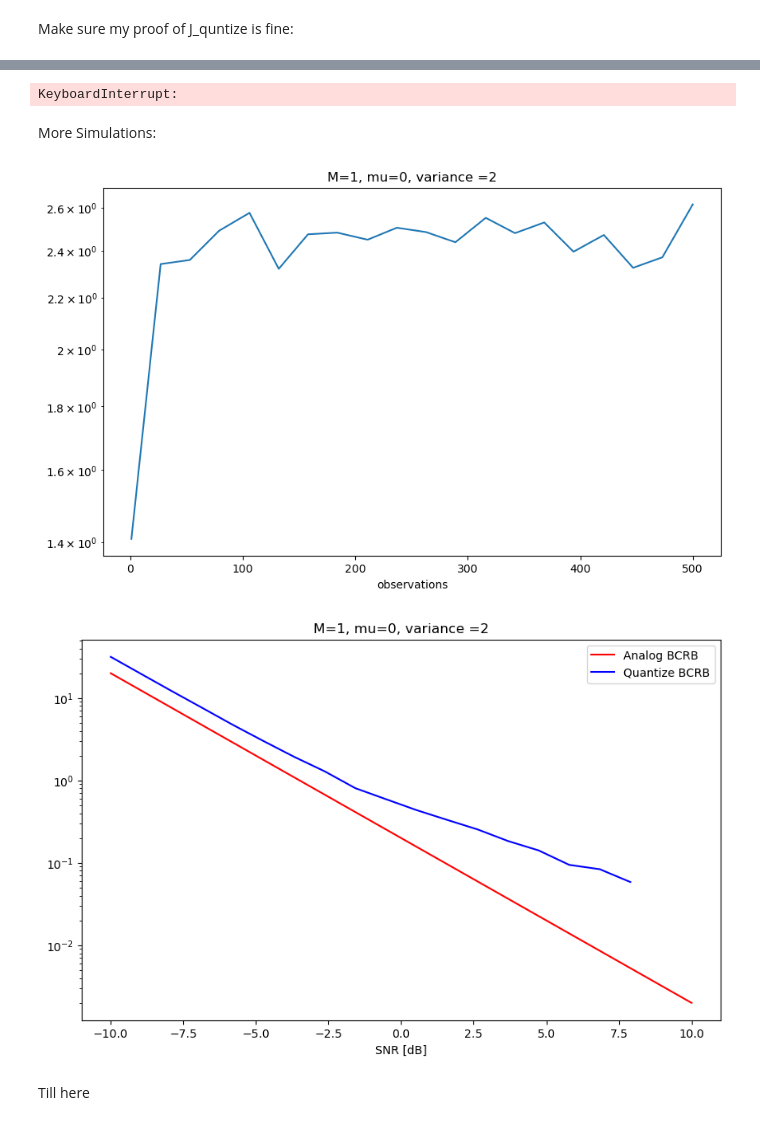
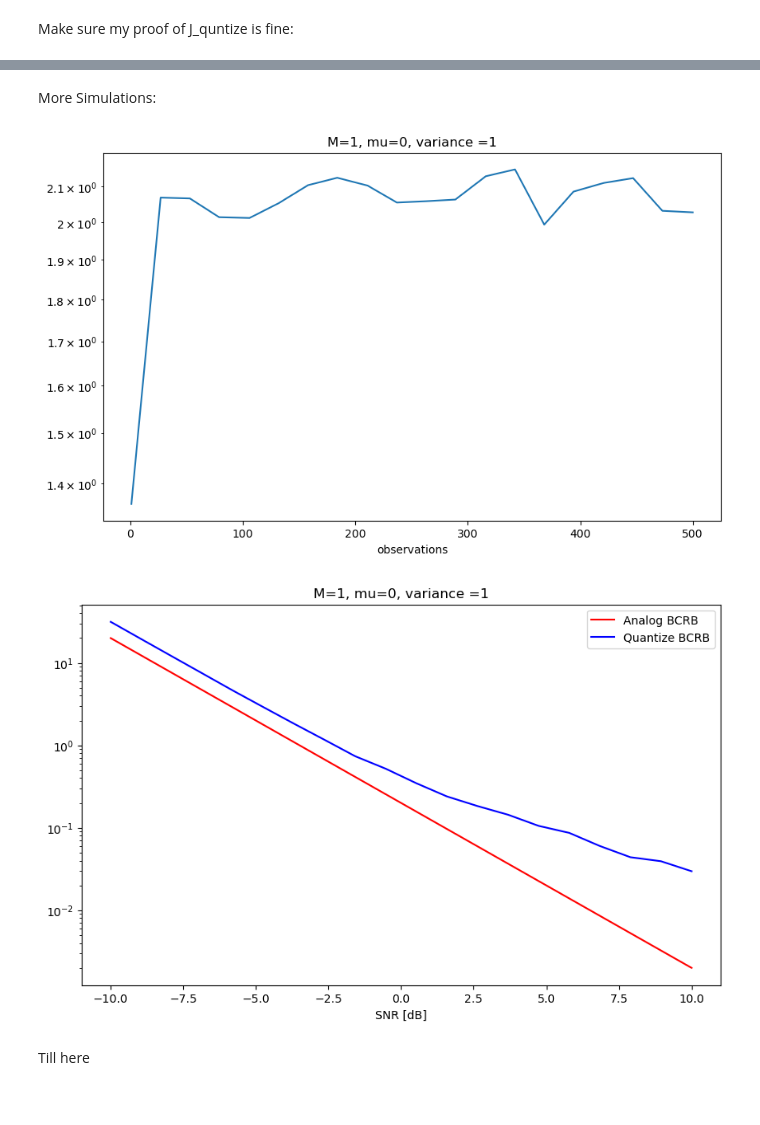
Before and after one commit to mazyaniv/Channel_Estimation, a Jupyter notebook: yaniv.ipynb, the cells around one changed output, grey strips where cells are left out. Saved outputs shown, nothing was run; the diff lists cells and outputs as text; code cells hidden in the pictures.

```diff
--- a/yaniv.ipynb
+++ b/yaniv.ipynb
@@ -21,10 +21,10 @@ mu = 0
 rho_q = 1
 rho_a = 1
 ########Teta
-sigma_teta = 1#(1/math.sqrt(2))
+sigma_teta = (1/math.sqrt(2))
 real_teta = np.random.normal(mu, sigma_teta,M)
 im_teta = np.random.normal(mu, sigma_teta,M)
-teta = real_teta #+ 1j*im_teta
+teta = real_teta + 1j*im_teta
 teta = teta.reshape(M,1)
 # %%
 def Matrix(na,nq): #new model
@@ -226,8 +226,8 @@ def CRB(sigma1,sigma2, n_a,n_q,matrix, quantize=1,observ=sim,thresh_real=0,thres
     J1 = (1 + (rho_a * n_a / pow(sigma1, 2))) * np.identity(M)
     J = J1 + J2
 
-    my_vector = [((2*pow(sigma1,2)*pow(sigma2,2))+(2*rho_a*n_a*pow(sigma2,2))+n_q*rho_q*d[i]*pow(sigma1,2))*G_normal[i].reshape(M,1).conjugate()*G_normal[i].reshape(M,1).transpose() for  i in range(len(d))]
-    J_sum = np.sum(my_vector,axis=0)*(1/(2*pow(sigma2, 2)*pow(sigma1,2)))
+    # my_vector = [((2*pow(sigma1,2)*pow(sigma2,2))+(2*rho_a*n_a*pow(sigma2,2))+n_q*rho_q*d[i]*pow(sigma1,2))*G_normal[i].reshape(M,1).conjugate()*G_normal[i].reshape(M,1).transpose() for  i in range(len(d))]
+    #J_sum = np.sum(my_vector,axis=0)*(1/(2*pow(sigma2, 2)*pow(sigma1,2)))
     # my_vector = [(((2 * pow(sigma2, 2))) /((2*pow(sigma1,2)*pow(sigma2,2))+(2*rho_a*n_a*pow(sigma2,2))+n_q*rho_q*d[i]*pow(sigma1,2)))*G_normal[i].reshape(M,1).conjugate()*G_normal[i].reshape(M,1).transpose() for  i in range(len(d))]
     # Bound_sum = np.sum(my_vector,axis=0) #Harder to compute
     return LA.norm((LA.inv(J)).real,"fro")#LA.norm((LA.inv(J_sum)).real,"fro"), , LA.norm((LA.inv(J1)).real,"fro"), LA.norm((LA.inv(J2+np.identity(M))).real,"fro")
@@ -503,8 +504,6 @@ plt.plot(thresh_space, L_Estimator_numerical, color="blue", label='Error-thresh'
 plt.yscale('log')
 plt.legend()
 plt.show()
-# %% [output]
-KeyboardInterrupt:
 # %% [markdown]
 More Simulations:
 # %%
@@ -555,7 +554,7 @@ plt.xlabel("observations")
 # plt.legend()
 plt.show()
 # %% [output]
-[figure, old version]
+[figure, new version]
 # %%
 def CRB_SNR(sigma, n,matrix, observ=sim): #the importance of sigma_teta
     teta_samp = samp_teta(observ)
@@ -565,37 +564,37 @@ def CRB_SNR(sigma, n,matrix, observ=sim): #the importance of sigma_teta
     zeta_real = ((math.sqrt(2)/sigma)*(g_teta.real))
 
     zeta_im = ((math.sqrt(2)/sigma)*(g_teta.imag))
     pdf_real = norm.pdf(zeta_real)
     pdf_im = norm.pdf(zeta_im)
     d_vec = np.divide(np.power(pdf_real, 2), np.multiply(norm.cdf(zeta_real), (norm.cdf(-zeta_real)))) + \
             np.divide(np.power(pdf_im, 2), np.multiply(norm.cdf(zeta_im), (norm.cdf(-zeta_im))))
     d = np.mean(d_vec,1)#(4/math.pi)*np.ones((np.shape(np.mean(d_vec, axis=1))))
     my_vector = [(rho_q*d[i])/(2*pow(sigma, 2))*G_normal[i].reshape(M,1).conjugate()*G_normal[i].reshape(M,1).transpose() for  i in range(len(d))]
     J2 = np.sum(my_vector,axis=0)
     J1 = (rho_a*n/pow(sigma, 2))*np.identity(M)
 
     return 1/J1,1/J2 #np.power(pdf_real, 2),norm.cdf(zeta_real),norm.cdf(-zeta_real) #np.mean(np.divide(np.power(pdf_real, 2), np.multiply(norm.cdf(zeta_real), (norm.cdf(-zeta_real)))),1)#1/J1,1/J2
 
 sim_SNR = 100
 new_sigma_space = np.logspace(-1,1,20)
 n = 5
 #CRB_SNR(0.01,n,Matrix(n,n)[0],sim_SNR)
-CRB=[CRB_SNR(new_sigma_space[i],n,Matrix(n,n)[0],sim_SNR) for i in range(len(new_sigma_space))] #no quantize
-CRB_a = np.squeeze(np.array(CRB)[:,0])
-CRB_q = np.squeeze(np.array(CRB)[:,1])
+CRB1=[CRB_SNR(new_sigma_space[i],n,Matrix(n,n)[0],sim_SNR) for i in range(len(new_sigma_space))] #no quantize
+CRB_a = np.squeeze(np.array(CRB1)[:,0])
+CRB_q = np.squeeze(np.array(CRB1)[:,1])
 #####################
 fig = plt.figure(figsize=(10, 6))
 plt.plot(10*np.log10(1/new_sigma_space),CRB_a , color="red", label='Analog BCRB')
 plt.plot(10*np.log10(1/new_sigma_space),CRB_q , color="blue", label='Quantize BCRB')
 
 #print("the diffrence is:{}".format(CRB_q[0].real/CRB_a[0].real))
 plt.title("M={}, mu={}, variance ={}".format(M,mu,round(2*pow(sigma_teta,2))))
 plt.yscale('log')
 plt.xlabel("SNR [dB]")
 plt.legend()
 plt.show()
 # %% [output]
-[figure, old version]
+[figure, new version]
 # %% [markdown]
 Till here
 # %%
```
Also changed, not shown: parts of 7 cells of this notebook.
